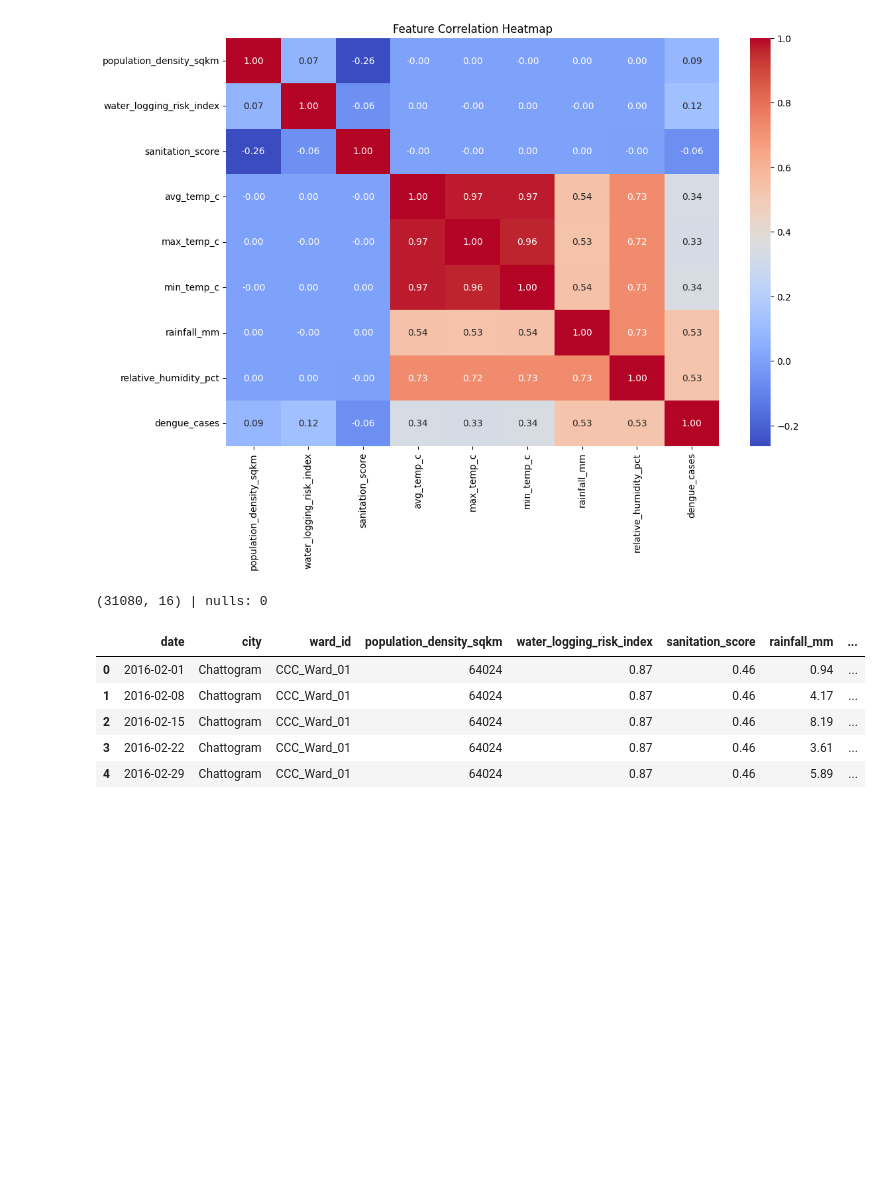
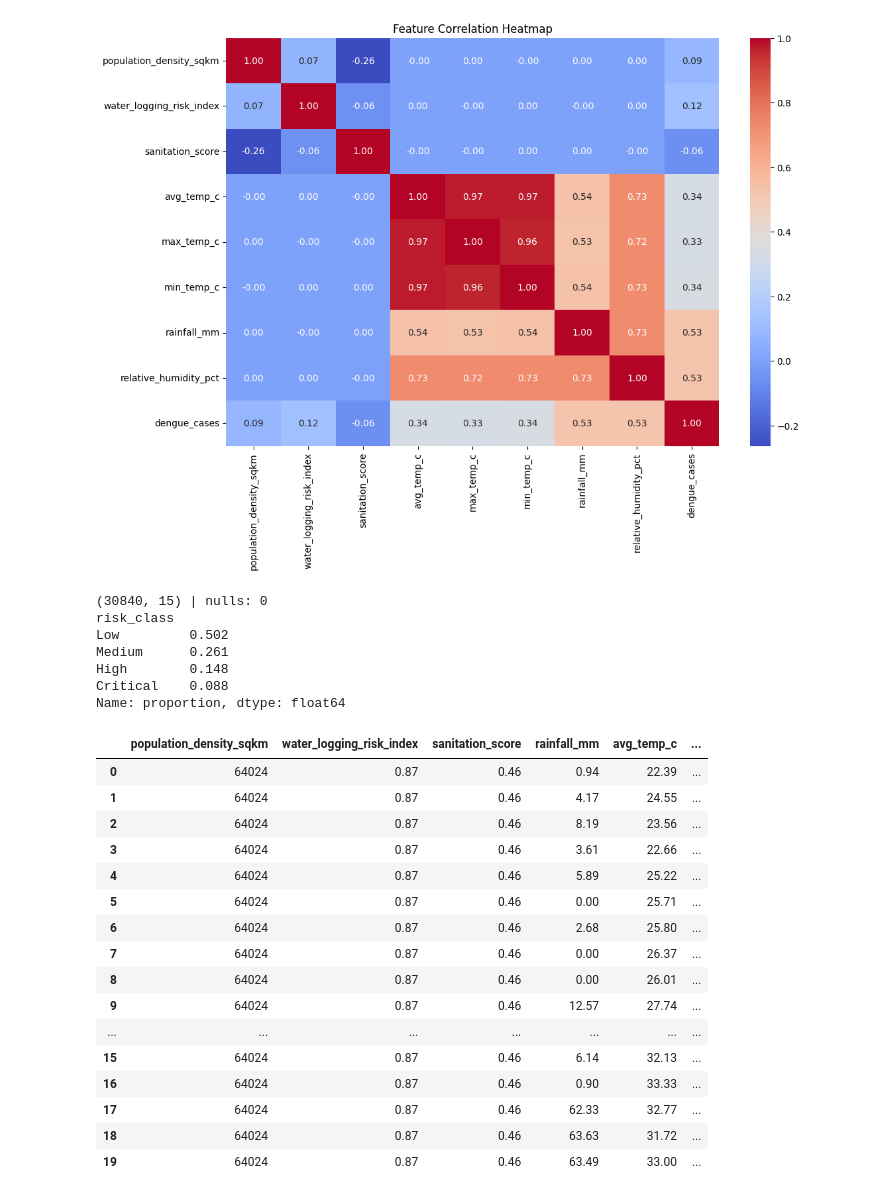
Before and after one commit to azambabar2002-cloud/hackathon1, a Jupyter notebook: Untitled0.ipynb, the cells around one changed output. Drawn from its saved outputs; the diff is of its cells as text; code cells hidden in the pictures; blank space fills up the shorter version.

```diff
--- a/Untitled0.ipynb
+++ b/Untitled0.ipynb
@@ -130,45 +130,71 @@ import joblib
 # %%
 import pandas as pd
 
 # ---- 1. Load (upload the CSV to Colab first, or change the path) ----
 PATH = "hackathon_preli_dataset - bangladesh_dengue_large_dataset.csv"
 df = pd.read_csv(PATH, parse_dates=["date"])
 
 # ---- 2. Drop insignificant / redundant columns ----
 df = df.drop(columns=["max_temp_c", "min_temp_c"])
 
 # ---- 3. Sort and validate: weekly rows, no gaps, per ward ----
 df = df.drop_duplicates(["ward_id", "date"]).sort_values(["ward_id", "date"])
 gaps = df.groupby("ward_id")["date"].diff().dropna()
 assert (gaps == pd.Timedelta(days=7)).all(), "Dates are not strictly weekly per ward"
 
 # ---- 4. Lag features, computed separately per ward ----
 g = df.groupby("ward_id")
 lags = {f"rainfall_mm_lag{k}w": g["rainfall_mm"].shift(k) for k in range(1, 5)}
 lags["avg_temp_c_lag1w"] = g["avg_temp_c"].shift(1)
 lags["relative_humidity_pct_lag1w"] = g["relative_humidity_pct"].shift(1)
 df = pd.concat([df, pd.DataFrame(lags)], axis=1)
+LAG_COLS = list(lags)
 
-# ---- 5. Drop the first 4 weeks of each ward (lags undefined) ----
-LAG_COLS = list(lags)
-df = df.dropna(subset=LAG_COLS).reset_index(drop=True)
+# ---- 5. Target: total dengue cases in the next 4 weeks (t+1 ... t+4), per ward ----
+g = df.groupby("ward_id")["dengue_cases"]
+df["cases_next4w"] = sum(g.shift(-k) for k in range(1, 5))
 
-# ---- 6. Final column order ----
+# Drop rows with undefined lags (first 4 weeks) or no future data (last 4 weeks)
+df = df.dropna(subset=LAG_COLS + ["cases_next4w"]).reset_index(drop=True)
+
+# ---- 6. Four risk classes: Low <=1, Medium 2-19, High 20-37, Critical >=38 ----
+df["risk_class"] = pd.cut(
+    df["cases_next4w"],
+    bins=[-float("inf"), 1, 19, 37, float("inf")],
+    labels=["Low", "Medium", "High", "Critical"],
+)
+
+# ---- 7. Drop identifiers and set final column order ----
 STATIC = ["population_density_sqkm", "water_logging_risk_index", "sanitation_score"]
 CURRENT = ["rainfall_mm", "avg_temp_c", "relative_humidity_pct"]
-df = df[["date", "city", "ward_id"] + STATIC + CURRENT + LAG_COLS + ["dengue_cases"]]
-
-# Features safe to use for a forecast (nothing from the current week):
-FORECAST_FEATURES = LAG_COLS + STATIC
+df = df[STATIC + CURRENT + LAG_COLS + ["dengue_cases", "cases_next4w", "risk_class"]]
 
 print(df.shape, "| nulls:", df.isna().sum().sum())
-df.to_csv("processed_dengue.csv", index=False)
-df.head()
+print(df["risk_class"].value_counts(normalize=True).round(3))
+df.to_csv("dengue_classification.csv", index=False)
+df.head(20)
 # %% [output]
-(31080, 16) | nulls: 0
+(30840, 15) | nulls: 0
+risk_class
+Low         0.502
+Medium      0.261
+High        0.148
+Critical    0.088
+Name: proportion, dtype: float64
-|  | date | city | ward_id | population_density_sqkm | water_logging_risk_index | sanitation_score | rainfall_mm | ... |
-| 0 | 2016-02-01 | Chattogram | CCC_Ward_01 | 64024 | 0.87 | 0.46 | 0.94 | ... |
-| 1 | 2016-02-08 | Chattogram | CCC_Ward_01 | 64024 | 0.87 | 0.46 | 4.17 | ... |
-| 2 | 2016-02-15 | Chattogram | CCC_Ward_01 | 64024 | 0.87 | 0.46 | 8.19 | ... |
-| 3 | 2016-02-22 | Chattogram | CCC_Ward_01 | 64024 | 0.87 | 0.46 | 3.61 | ... |
-| 4 | 2016-02-29 | Chattogram | CCC_Ward_01 | 64024 | 0.87 | 0.46 | 5.89 | ... |
+|  | population_density_sqkm | water_logging_risk_index | sanitation_score | rainfall_mm | avg_temp_c | ... |
+| 0 | 64024 | 0.87 | 0.46 | 0.94 | 22.39 | ... |
+| 1 | 64024 | 0.87 | 0.46 | 4.17 | 24.55 | ... |
+| 2 | 64024 | 0.87 | 0.46 | 8.19 | 23.56 | ... |
+| 3 | 64024 | 0.87 | 0.46 | 3.61 | 22.66 | ... |
+| 4 | 64024 | 0.87 | 0.46 | 5.89 | 25.22 | ... |
+| 5 | 64024 | 0.87 | 0.46 | 0.00 | 25.71 | ... |
+| 6 | 64024 | 0.87 | 0.46 | 2.68 | 25.80 | ... |
+| 7 | 64024 | 0.87 | 0.46 | 0.00 | 26.37 | ... |
+| 8 | 64024 | 0.87 | 0.46 | 0.00 | 26.01 | ... |
+| 9 | 64024 | 0.87 | 0.46 | 12.57 | 27.74 | ... |
+| ... | ... | ... | ... | ... | ... | ... |
+| 15 | 64024 | 0.87 | 0.46 | 6.14 | 32.13 | ... |
+| 16 | 64024 | 0.87 | 0.46 | 0.90 | 33.33 | ... |
+| 17 | 64024 | 0.87 | 0.46 | 62.33 | 32.77 | ... |
+| 18 | 64024 | 0.87 | 0.46 | 63.63 | 31.72 | ... |
+| 19 | 64024 | 0.87 | 0.46 | 63.49 | 33.00 | ... |
```
Also changed, not shown: parts of 7 cells of this notebook.
